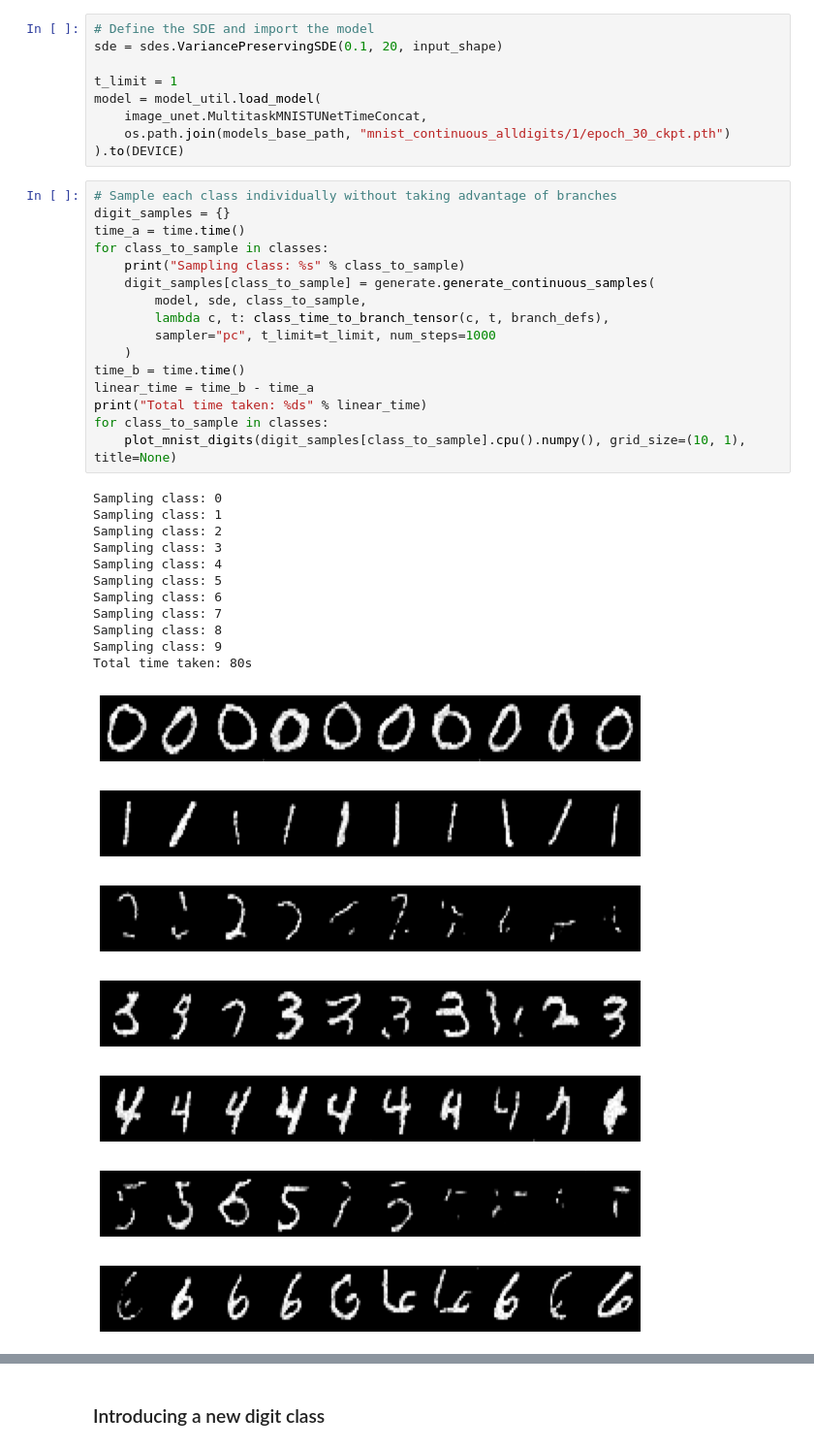
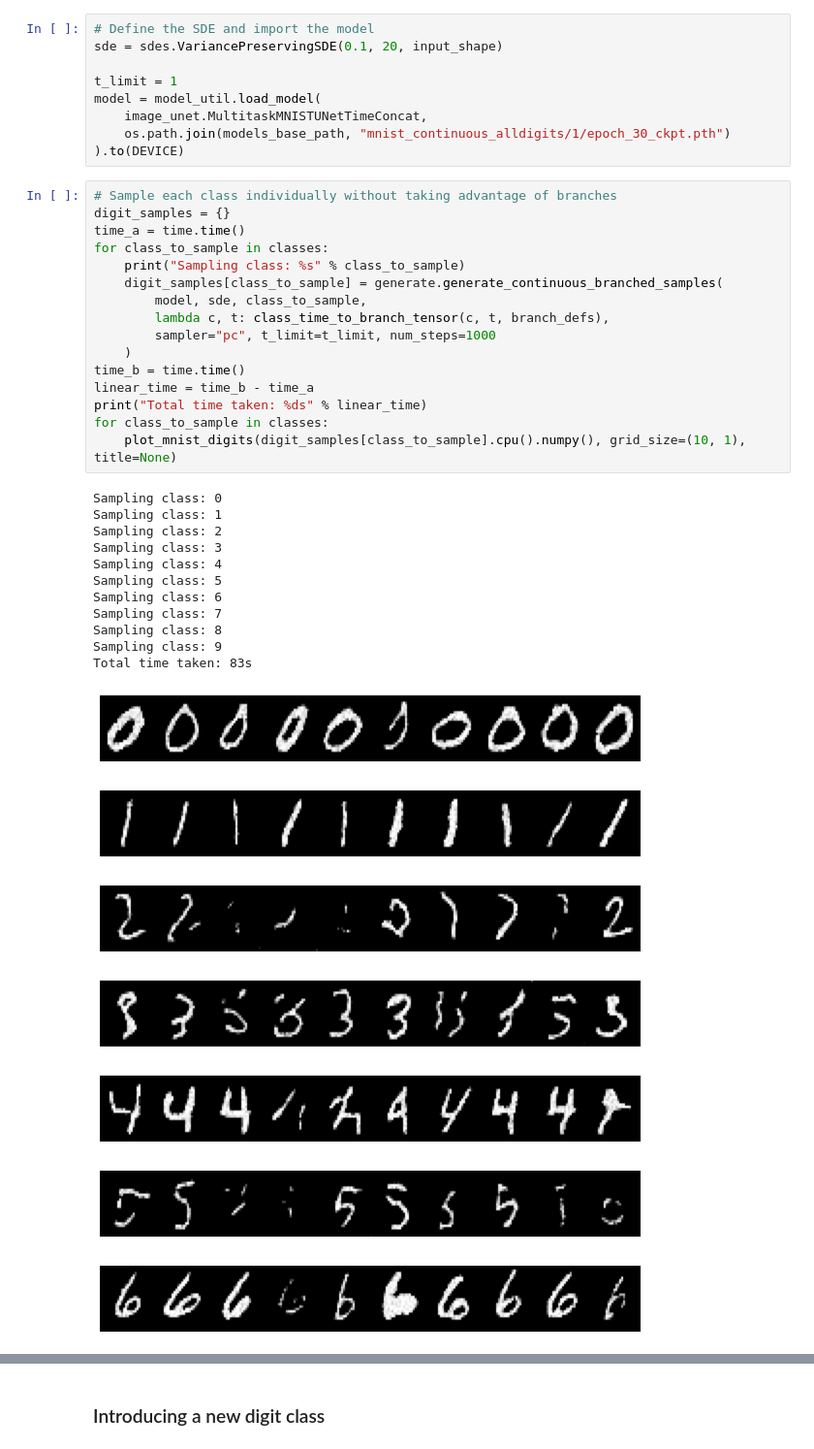
Before and after one commit to Genentech/branched-diffusion, a Jupyter notebook: notebooks/continuous_branched_mnist_efficiency.ipynb, the cells around one changed output, grey strips where cells are left out. Shown at 97% size. Cells and saved outputs as stored; diff of their text form.

```diff
--- a/notebooks/continuous_branched_mnist_efficiency.ipynb
+++ b/notebooks/continuous_branched_mnist_efficiency.ipynb
@@ -69,35 +78,35 @@ model = model_util.load_model(
 # %%
 # Sample each class individually without taking advantage of branches
 digit_samples = {}
 time_a = time.time()
 for class_to_sample in classes:
     print("Sampling class: %s" % class_to_sample)
-    digit_samples[class_to_sample] = generate.generate_continuous_samples(
+    digit_samples[class_to_sample] = generate.generate_continuous_branched_samples(
         model, sde, class_to_sample,
         lambda c, t: class_time_to_branch_tensor(c, t, branch_defs),
         sampler="pc", t_limit=t_limit, num_steps=1000
     )
 time_b = time.time()
 linear_time = time_b - time_a
 print("Total time taken: %ds" % linear_time)
 for class_to_sample in classes:
     plot_mnist_digits(digit_samples[class_to_sample].cpu().numpy(), grid_size=(10, 1), title=None)
 # %% [output]
 Sampling class: 0
 Sampling class: 1
 Sampling class: 2
 Sampling class: 3
 Sampling class: 4
 Sampling class: 5
 Sampling class: 6
 Sampling class: 7
 Sampling class: 8
 Sampling class: 9
-Total time taken: 80s
+Total time taken: 83s
-[figure, old version]
+[figure, new version]
-[figure, old version]
+[figure, new version]
-[figure, old version]
+[figure, new version]
-[figure, old version]
+[figure, new version]
-[figure, old version]
+[figure, new version]
-[figure, old version]
+[figure, new version]
-[figure, old version]
+[figure, new version]
```
Also changed, not shown: parts of 25 cells of this notebook, 1 other file.
